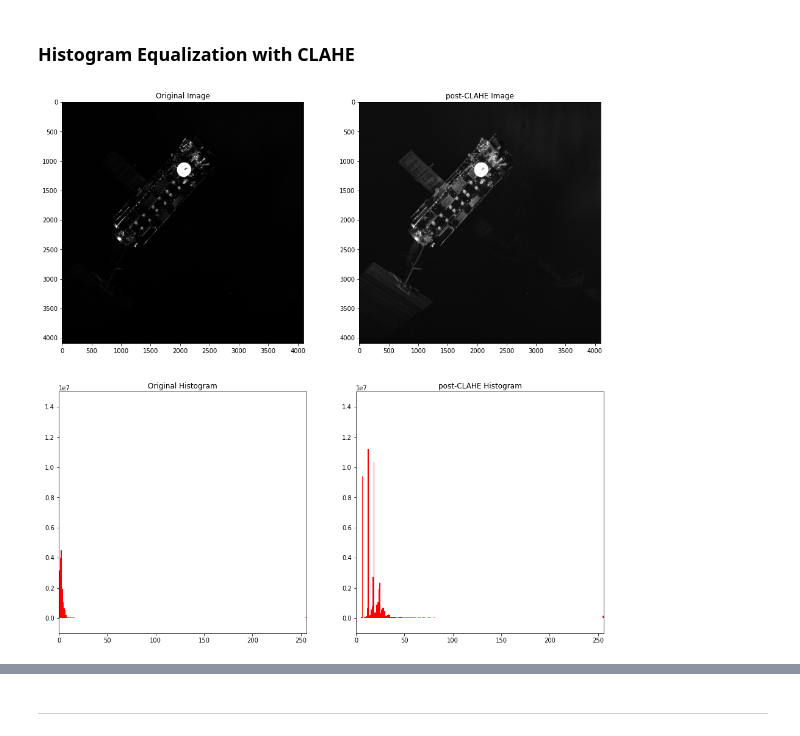
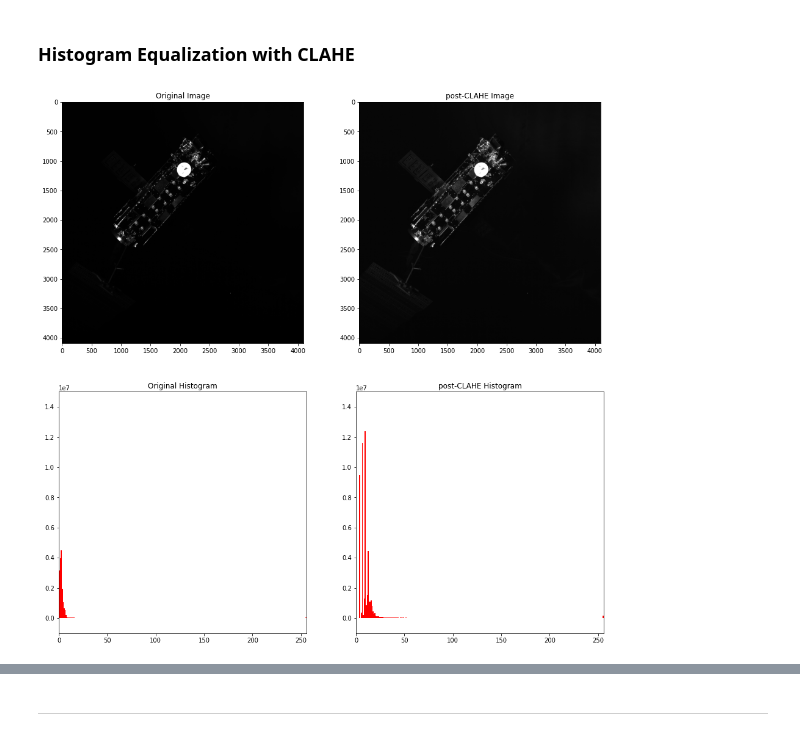
Before and after one commit to femalegeekinsv/Lite-HRNet, a Jupyter notebook: inference.ipynb, the cells around one changed output, grey strips where cells are left out. Saved outputs shown, nothing was run; the diff lists cells and outputs as text; code cells hidden in the pictures.

```diff
--- a/inference.ipynb
+++ b/inference.ipynb
@@ -55,11 +55,11 @@ VALID_IMG_TYPES = ['jpg','jpeg', 'png']
 
 
 txt_input_img = widgets.Text(
-    value= "../data/ESTEC_Images/image_45.png",
+    value= "../data/Envisat/ESTEC_Images/image_45.png",
     placeholder="Input image path",
     layout= Layout(width='60%')
     )
 
 HBox([Label('Input image path:'),txt_input_img])
-#../data/Envisat+IC1/val2/2000-2999/frame2005.jpg
+#../data/Envisat/Envisat+IC/val2/2000-2999/frame2005.jpg
 # %% [output]
@@ -177,7 +178,7 @@ button.on_click(load_image_gt)
 orig_img = cv2.imread(img_path)
 np_img = cv2.cvtColor(orig_img, cv2.COLOR_RGB2GRAY)
 
-clahe = cv2.createCLAHE(clipLimit=5,tileGridSize=(10,10))
+clahe = cv2.createCLAHE(clipLimit=2,tileGridSize=(10,10))
 
 equalized_clahe= clahe.apply(np_img)
 equalized_clahe = cv2.cvtColor(equalized_clahe,cv2.COLOR_GRAY2RGB)
@@ -192,31 +193,31 @@ plt.imshow(orig_img)
 #CLAHE boosted Image
 ax222 = plt.subplot(222)
 ax222.title.set_text('post-CLAHE Image')
 plt.imshow(equalized_clahe)
 
 
 #Original Histogram
 ax223 =plt.subplot(223)
 ax223.title.set_text("Original Histogram")
 plt.hist(np_img.flatten(),256,[0,256], color = 'r')
 plt.xlim([0,256])
 plt.ylim([-1e6, 1.5e7])
 
 #Histogram after CLAHE
 ax224 =plt.subplot(224)
 ax224.title.set_text("post-CLAHE Histogram")
 plt.hist(equalized_clahe.flatten(),256,[0,256], color = 'r')
 plt.xlim([0,256])
 plt.ylim([-1e6, 1.5e7])
 
 
 plt.show()
 
 
 
 
 
 inputs['image'] = equalized_clahe
 #inputs['image'] = orig_img
 # %% [output]
-[figure, old version]
+[figure, new version]
```
Also changed, not shown: parts of 18 cells of this notebook, 5 other files.
